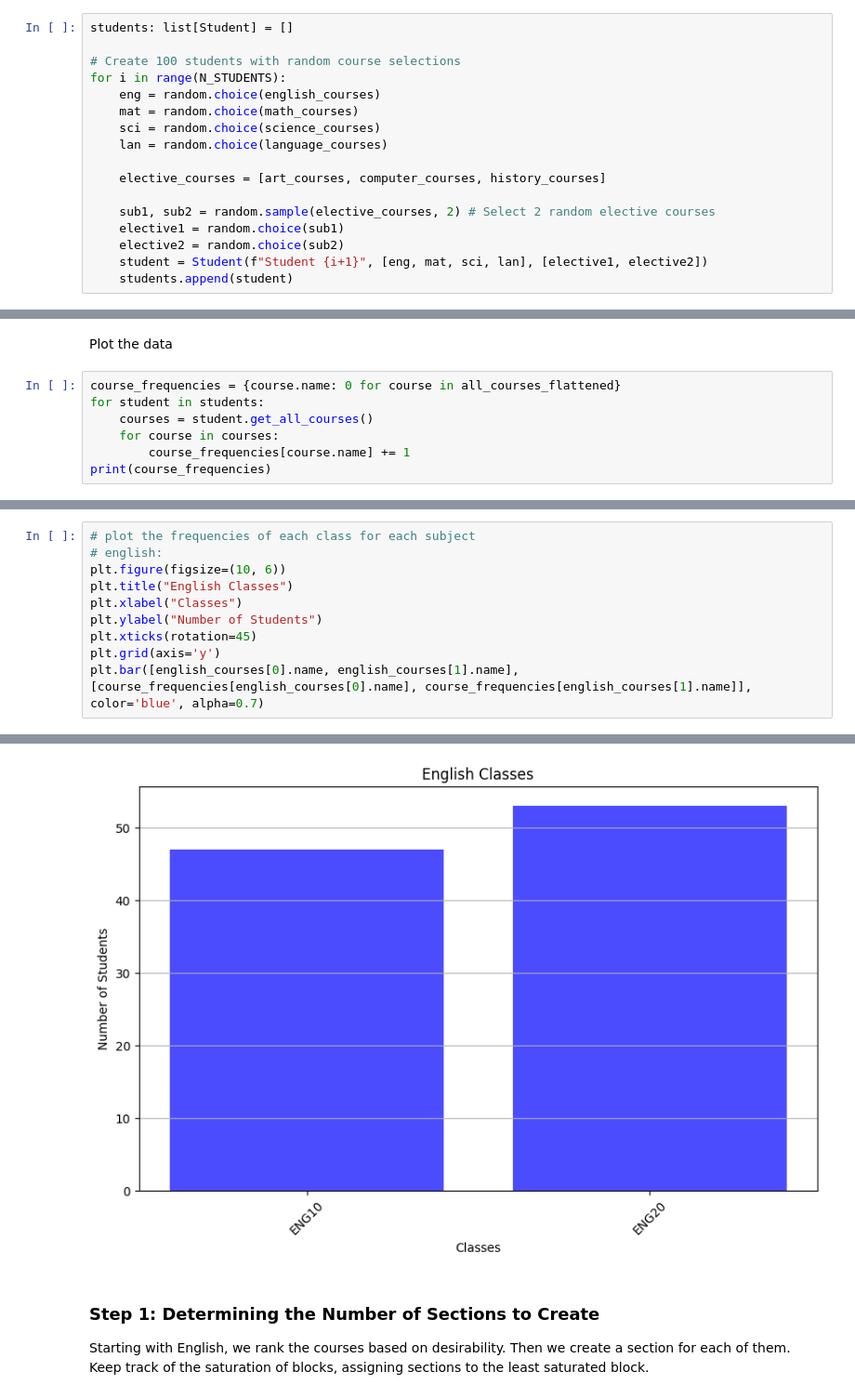
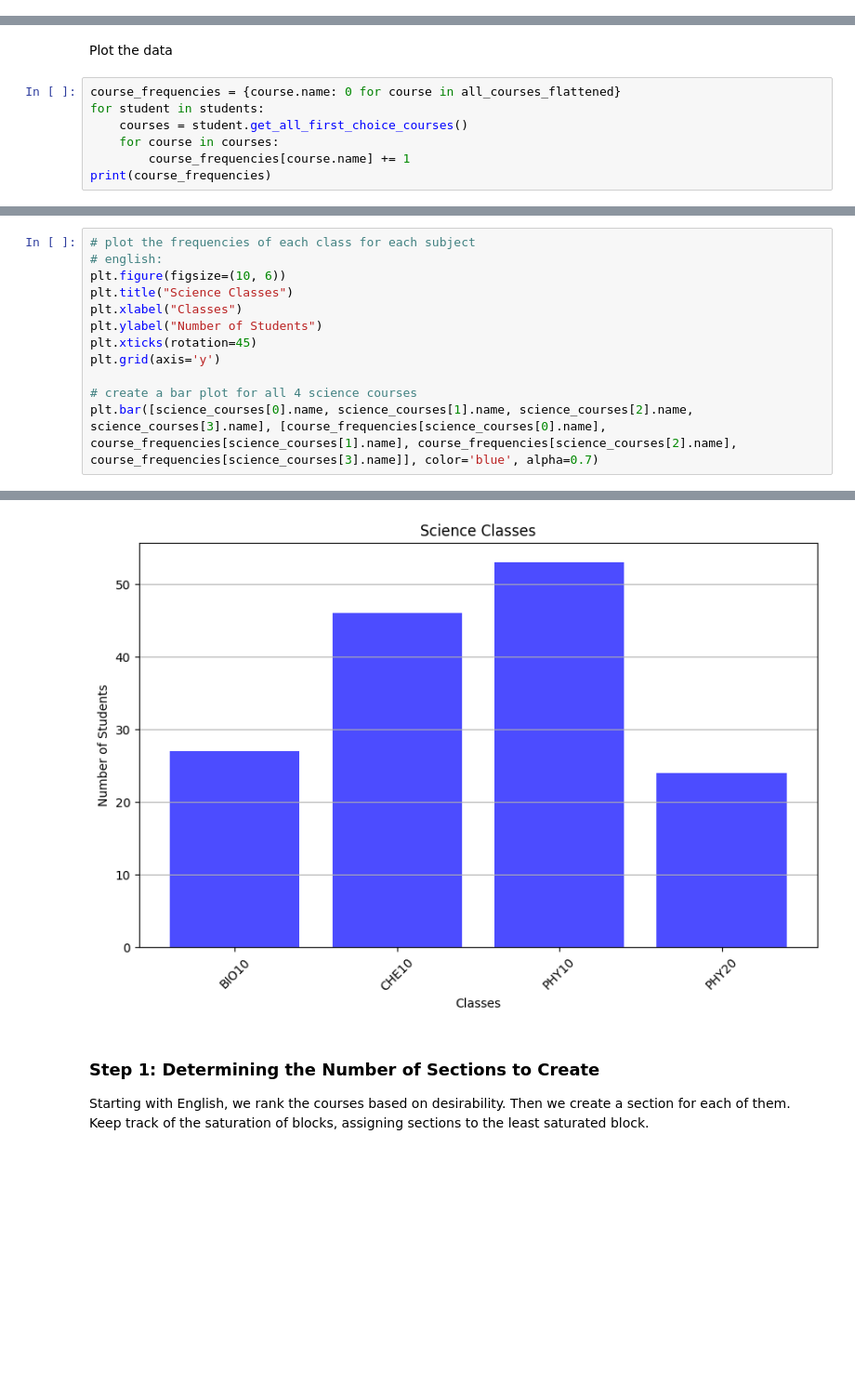
Before and after one commit to Ian1528/Dynamic-Programming, a Jupyter notebook: more_complicated_scheduling.ipynb, the cells around one changed output, grey strips where cells are left out. Shown at 93% size. Drawn from its saved outputs; the diff is of its cells as text; blank space fills up the shorter version.

```diff
--- a/more_complicated_scheduling.ipynb
+++ b/more_complicated_scheduling.ipynb
@@ -100,20 +187,3 @@ all_courses_flattened: list[Course] = english_courses + math_courses + science_c
 Create the block schedule
 # %% [markdown]
 Now for the students
-# %%
-students: list[Student] = []
-
-# Create 100 students with random course selections
-for i in range(N_STUDENTS):
-    eng = random.choice(english_courses)
-    mat = random.choice(math_courses)
-    sci = random.choice(science_courses)
-    lan = random.choice(language_courses)
-
-    elective_courses = [art_courses, computer_courses, history_courses]
-
-    sub1, sub2 = random.sample(elective_courses, 2) # Select 2 random elective courses
-    elective1 = random.choice(sub1)
-    elective2 = random.choice(sub2)
-    student = Student(f"Student {i+1}", [eng, mat, sci, lan], [elective1, elective2])
-    students.append(student)
@@ -155,7 +263,7 @@ Plot the data
 # %%
 course_frequencies = {course.name: 0 for course in all_courses_flattened}
 for student in students:
-    courses = student.get_all_courses()
+    courses = student.get_all_first_choice_courses()
     for course in courses:
         course_frequencies[course.name] += 1
 print(course_frequencies)
@@ -178,10 +292,12 @@ Zoomed in plot of just English
 # plot the frequencies of each class for each subject
 # english:
 plt.figure(figsize=(10, 6))
-plt.title("English Classes")
+plt.title("Science Classes")
 plt.xlabel("Classes")
 plt.ylabel("Number of Students")
 plt.xticks(rotation=45)
 plt.grid(axis='y')
-plt.bar([english_courses[0].name, english_courses[1].name], [course_frequencies[english_courses[0].name], course_frequencies[english_courses[1].name]], color='blue', alpha=0.7)
+
+# create a bar plot for all 4 science courses
+plt.bar([science_courses[0].name, science_courses[1].name, science_courses[2].name, science_courses[3].name], [course_frequencies[science_courses[0].name], course_frequencies[science_courses[1].name], course_frequencies[science_courses[2].name], course_frequencies[science_courses[3].name]], color='blue', alpha=0.7)
 # %% [output]
@@ -189,4 +305,4 @@ plt.bar([english_courses[0].name, english_courses[1].name], [course_frequencies[
-[figure, old version]
+[figure, new version]
 # %% [markdown]
 ### Step 1: Determining the Number of Sections to Create
 
```
Also changed, not shown: parts of 29 cells of this notebook, 10 other files.
